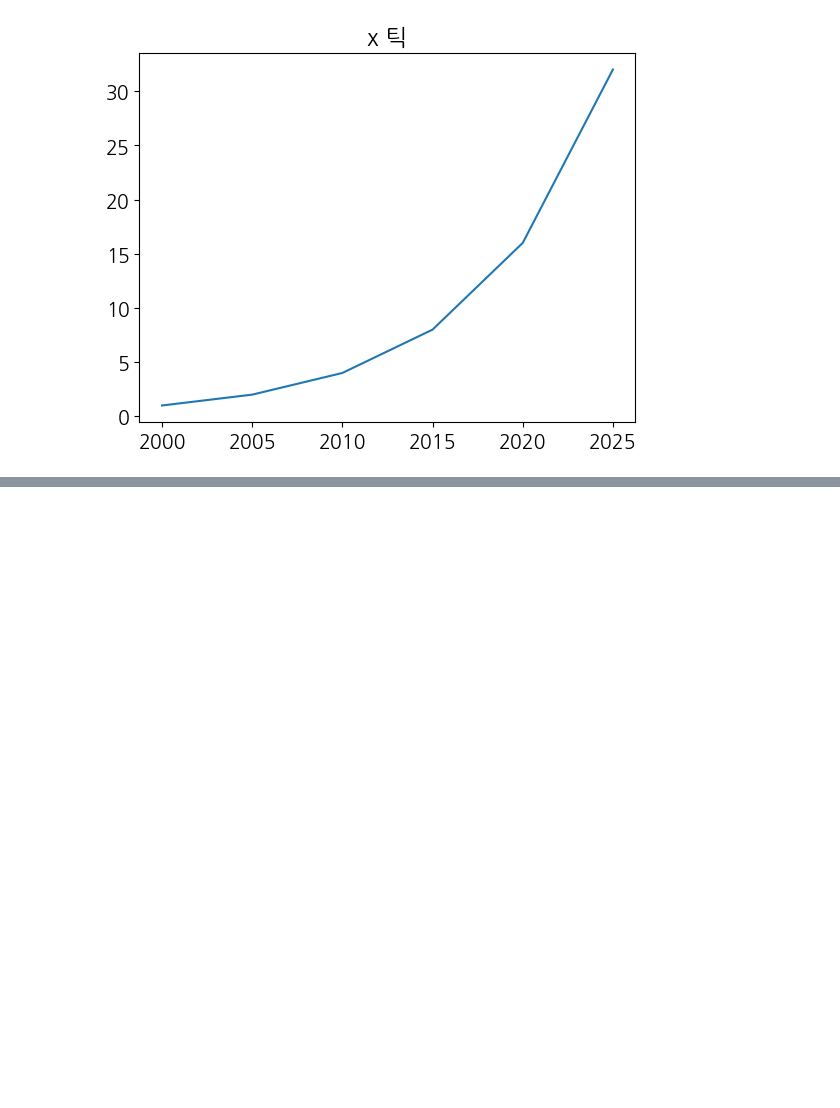
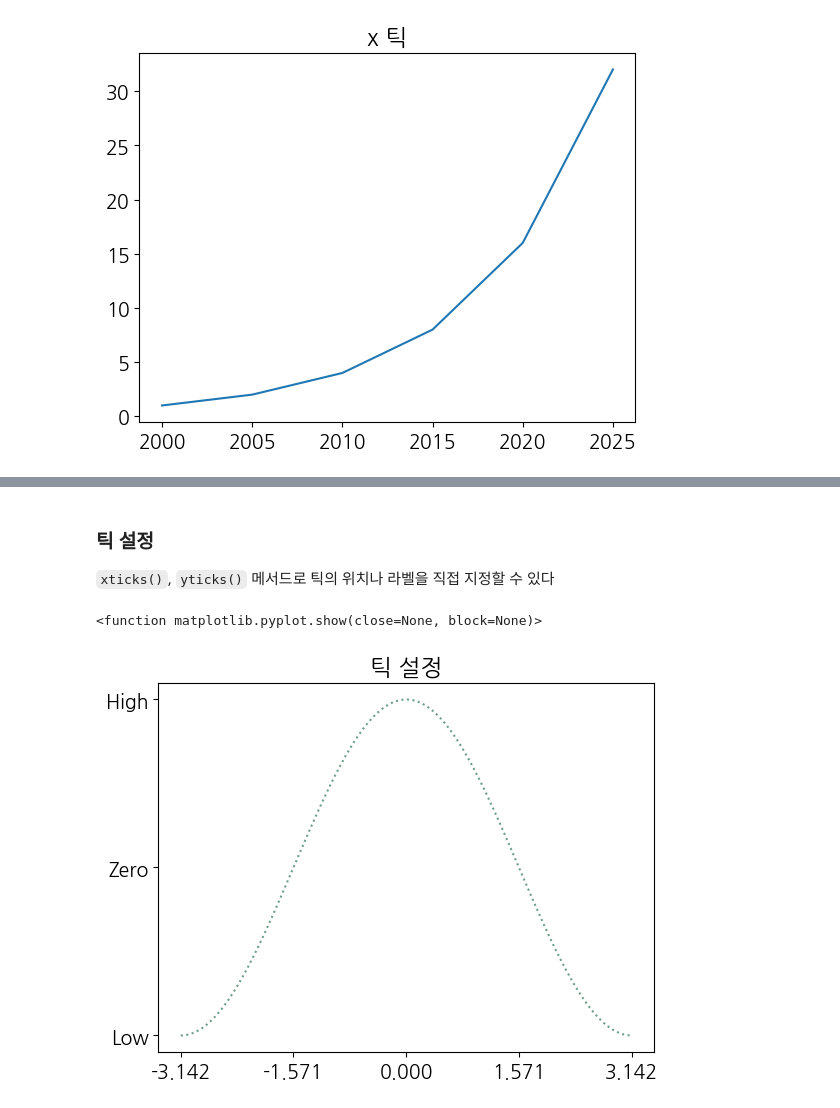
Before and after one commit to DDDDKo/python_study, a Jupyter notebook: matplotlib_visualize_data/matplotlib_basic.ipynb, the cells around one changed output, grey strips where cells are left out. Drawn from its saved outputs; the diff is of its cells as text; code cells hidden in the pictures; blank space fills up the shorter version.

```diff
--- a/matplotlib_visualize_data/matplotlib_basic.ipynb
+++ b/matplotlib_visualize_data/matplotlib_basic.ipynb
@@ -81,0 +120,14 @@ plt.show
+# %% [markdown]
+### 틱 설정
+`xticks()`, `yticks()` 메서드로 틱의 위치나 라벨을 직접 지정할 수 있다
+# %%
+X = np.linspace(-np.pi, np.pi, 256)
+C = np.cos(X)
+plt.title('틱 설정')
+plt.plot(X, C, c='#00553090', ls=':')
+plt.xticks([-np.pi, -np.pi/2, 0, np.pi/2, np.pi]) # , ['아', '이', '우', '에', '오'])
+plt.yticks([-1, 0, 1], ['Low', 'Zero', 'High'])
+plt.show
+# %% [output]
+<function matplotlib.pyplot.show(close=None, block=None)>
+[figure, added]
```
Also changed, not shown: parts of 14 cells of this notebook.
